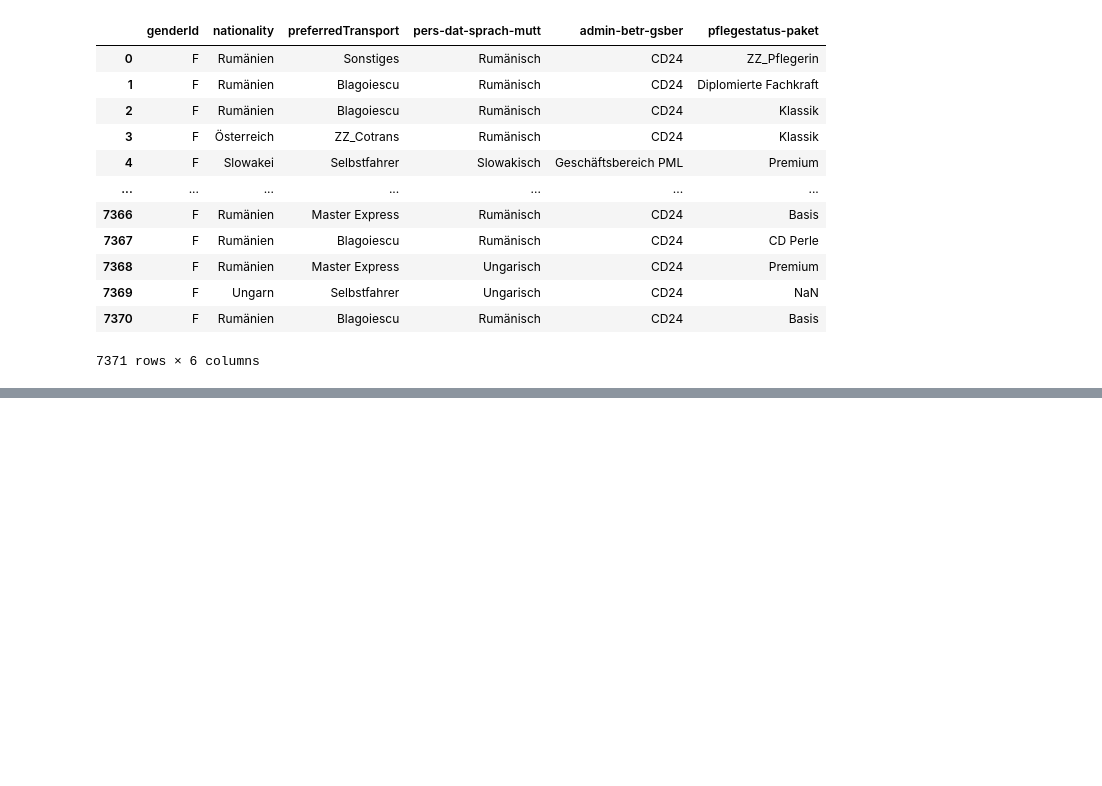
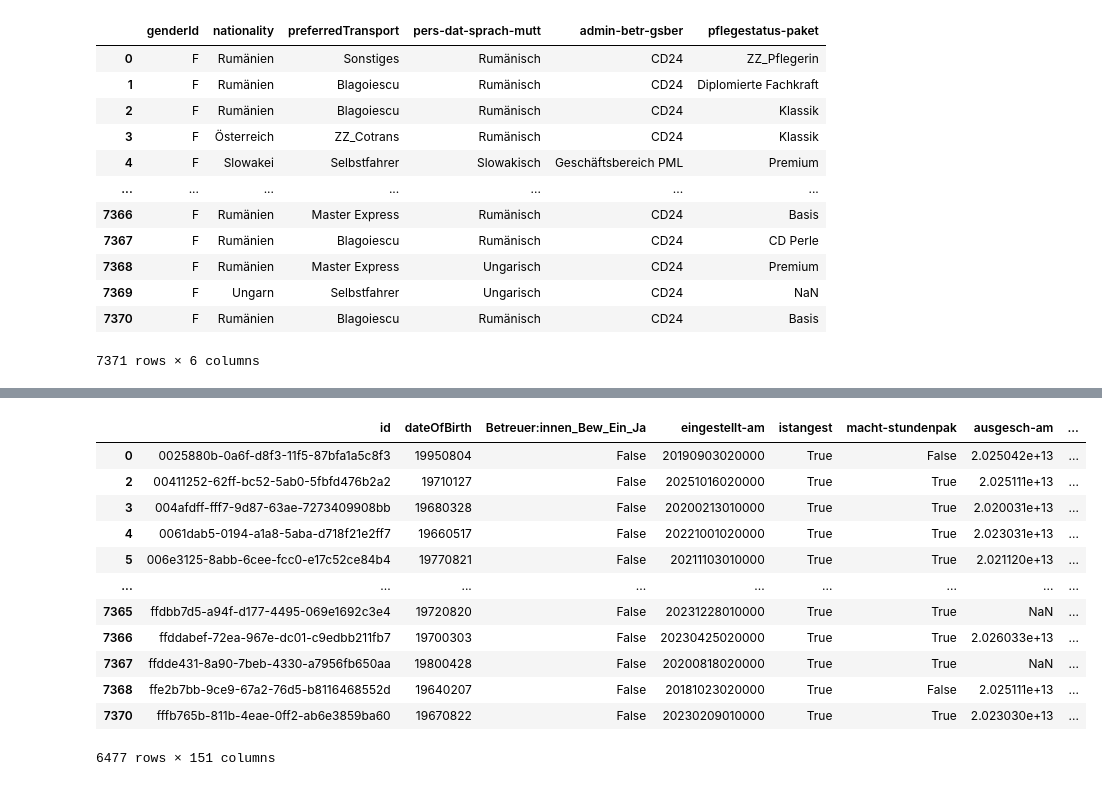
Before and after one commit to SirPoz/masterPipeline, a Jupyter notebook: exploratory data analysis/caregiverAnalysis.ipynb, the cells around one changed output, grey strips where cells are left out. Cells and saved outputs as stored; diff of their text form; code cells hidden in the pictures; blank space fills up the shorter version.

```diff
--- a/exploratory data analysis/caregiverAnalysis.ipynb
+++ b/exploratory data analysis/caregiverAnalysis.ipynb
@@ -145,0 +244,37 @@ df[summary[(summary["missing_%"] < 10) & (summary["dtype"] == "object") & (summa
+# %%
+exceptions = [
+    "eingestellt-am",
+    "ausgesch-am"
+]
+
+colsToDrop = [
+    col
+    for col in summary[summary["missing_%"] > 10].index
+    if col not in exceptions
+]
+
+df_dropped = df.drop(columns=colsToDrop)
+# %%
+exceptions = [
+    "ausgesch-am"
+]
+
+cols_to_check = df_dropped.columns.difference(exceptions)
+
+df_dropped = df_dropped.dropna(subset=cols_to_check)
+# %%
+df_dropped
+# %% [output]
+|  | id | dateOfBirth | Betreuer:innen_Bew_Ein_Ja | eingestellt-am | istangest | macht-stundenpak | ausgesch-am | ... |
+| 0 | 0025880b-0a6f-d8f3-11f5-87bfa1a5c8f3 | 19950804 | False | 20190903020000 | True | False | 2.025042e+13 | ... |
+| 2 | 00411252-62ff-bc52-5ab0-5fbfd476b2a2 | 19710127 | False | 20251016020000 | True | True | 2.025111e+13 | ... |
+| 3 | 004afdff-fff7-9d87-63ae-7273409908bb | 19680328 | False | 20200213010000 | True | True | 2.020031e+13 | ... |
+| 4 | 0061dab5-0194-a1a8-5aba-d718f21e2ff7 | 19660517 | False | 20221001020000 | True | True | 2.023031e+13 | ... |
+| 5 | 006e3125-8abb-6cee-fcc0-e17c52ce84b4 | 19770821 | False | 20211103010000 | True | True | 2.021120e+13 | ... |
+| ... | ... | ... | ... | ... | ... | ... | ... | ... |
+| 7365 | ffdbb7d5-a94f-d177-4495-069e1692c3e4 | 19720820 | False | 20231228010000 | True | True | NaN | ... |
+| 7366 | ffddabef-72ea-967e-dc01-c9edbb211fb7 | 19700303 | False | 20230425020000 | True | True | 2.026033e+13 | ... |
+| 7367 | ffdde431-8a90-7beb-4330-a7956fb650aa | 19800428 | False | 20200818020000 | True | True | NaN | ... |
+| 7368 | ffe2b7bb-9ce9-67a2-76d5-b8116468552d | 19640207 | False | 20181023020000 | True | False | 2.025111e+13 | ... |
+| 7370 | fffb765b-811b-4eae-0ff2-ab6e3859ba60 | 19670822 | False | 20230209010000 | True | True | 2.023030e+13 | ... |
+6477 rows × 151 columns
```
Also changed, not shown: parts of 23 cells of this notebook, 6 other files.
